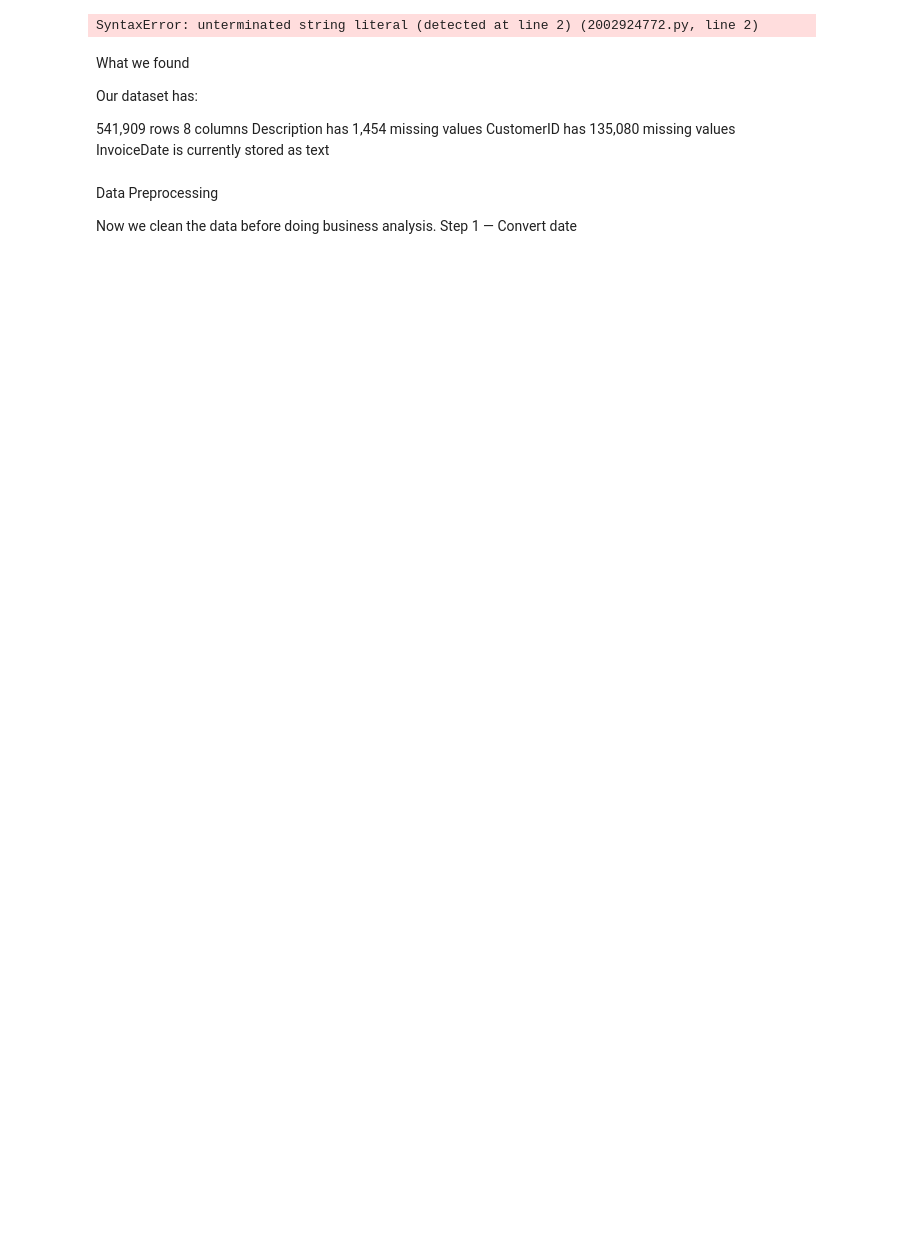
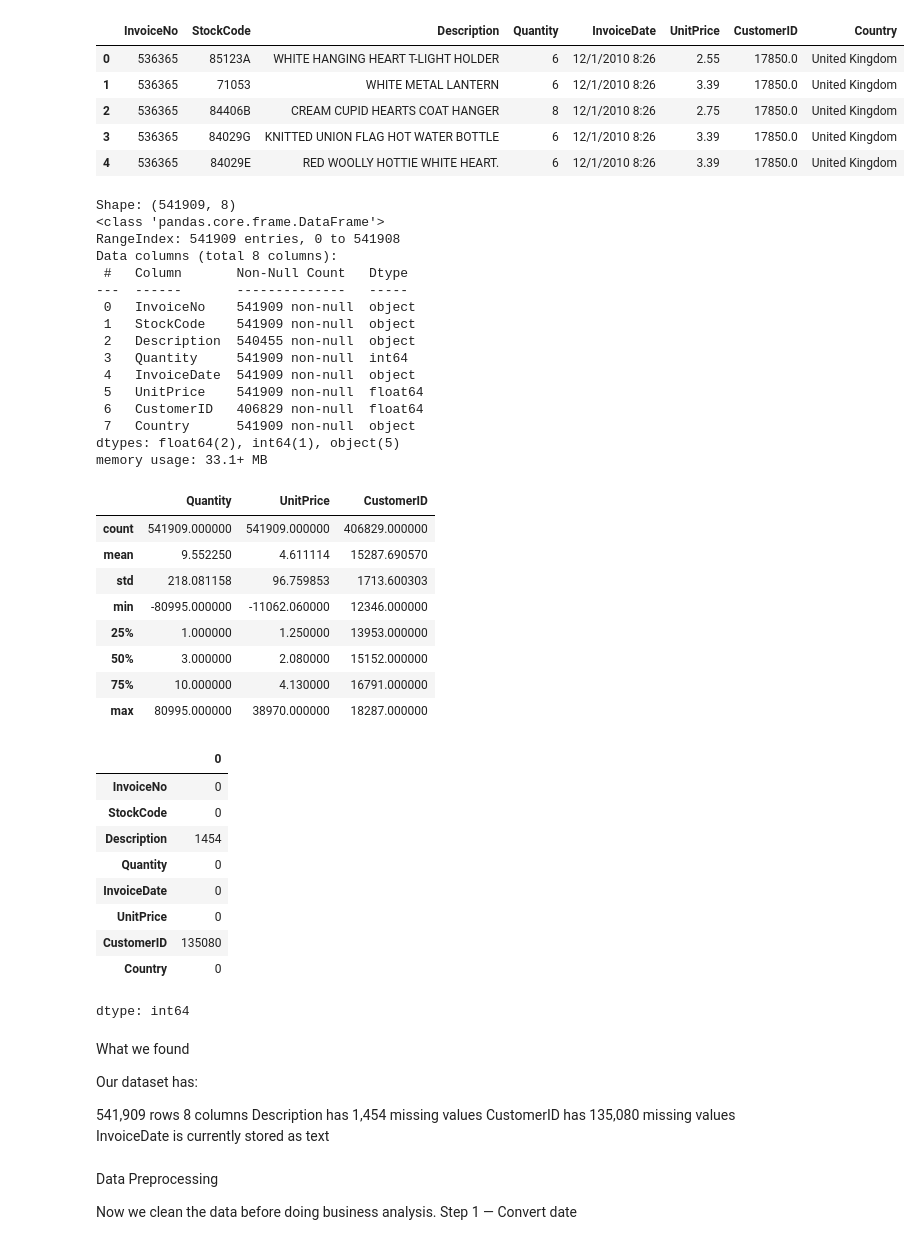
Before and after one commit to abhilearn9/Machine-Learning-Model, a Jupyter notebook: Unsupervised Learning/datasegmenting.ipynb, the cells around one changed output. Saved outputs shown, nothing was run; the diff lists cells and outputs as text; code cells hidden in the pictures; blank space fills up the shorter version.

Commit message:
Upload Machine Learning projects

```diff
--- a/Unsupervised Learning/datasegmenting.ipynb
+++ b/Unsupervised Learning/datasegmenting.ipynb
@@ -17,26 +17,66 @@ from sklearn.cluster import KMeans
 # Evaluation
 from sklearn.metrics import silhouette_score
 # %%
-
+#changes
 # Load the data
-df = pd.read_csv("/content/drive/MyDrive/MachineLearningModels/Unsupervised Learning/data.csv", encoding='latin1')")
+df = pd.read_csv("/content/drive/MyDrive/MachineLearningModels/Unsupervised Learning/data.csv", encoding='latin1')
 
 # First 5 rows
 display(df.head())
 
 # Number of rows and columns
 print("Shape:", df.shape)
 
 # Column information
 df.info()
 
 # Statistical summary
 display(df.describe())
 
 # Missing values
 display(df.isnull().sum())
 # %% [output]
+|  | InvoiceNo | StockCode | Description | Quantity | InvoiceDate | UnitPrice | CustomerID | Country |
+| 0 | 536365 | 85123A | WHITE HANGING HEART T-LIGHT HOLDER | 6 | 12/1/2010 8:26 | 2.55 | 17850.0 | United Kingdom |
+| 1 | 536365 | 71053 | WHITE METAL LANTERN | 6 | 12/1/2010 8:26 | 3.39 | 17850.0 | United Kingdom |
+| 2 | 536365 | 84406B | CREAM CUPID HEARTS COAT HANGER | 8 | 12/1/2010 8:26 | 2.75 | 17850.0 | United Kingdom |
+| 3 | 536365 | 84029G | KNITTED UNION FLAG HOT WATER BOTTLE | 6 | 12/1/2010 8:26 | 3.39 | 17850.0 | United Kingdom |
+| 4 | 536365 | 84029E | RED WOOLLY HOTTIE WHITE HEART. | 6 | 12/1/2010 8:26 | 3.39 | 17850.0 | United Kingdom |
-SyntaxError: unterminated string literal (detected at line 2) (2002924772.py, line 2)
+Shape: (541909, 8)
+<class 'pandas.core.frame.DataFrame'>
+RangeIndex: 541909 entries, 0 to 541908
+Data columns (total 8 columns):
+ #   Column       Non-Null Count   Dtype
+---  ------       --------------   -----
+ 0   InvoiceNo    541909 non-null  object
+ 1   StockCode    541909 non-null  object
+ 2   Description  540455 non-null  object
+ 3   Quantity     541909 non-null  int64
+ 4   InvoiceDate  541909 non-null  object
+ 5   UnitPrice    541909 non-null  float64
+ 6   CustomerID   406829 non-null  float64
+ 7   Country      541909 non-null  object
+dtypes: float64(2), int64(1), object(5)
+memory usage: 33.1+ MB
+|  | Quantity | UnitPrice | CustomerID |
+| count | 541909.000000 | 541909.000000 | 406829.000000 |
+| mean | 9.552250 | 4.611114 | 15287.690570 |
+| std | 218.081158 | 96.759853 | 1713.600303 |
+| min | -80995.000000 | -11062.060000 | 12346.000000 |
+| 25% | 1.000000 | 1.250000 | 13953.000000 |
+| 50% | 3.000000 | 2.080000 | 15152.000000 |
+| 75% | 10.000000 | 4.130000 | 16791.000000 |
+| max | 80995.000000 | 38970.000000 | 18287.000000 |
+|  | 0 |
+| InvoiceNo | 0 |
+| StockCode | 0 |
+| Description | 1454 |
+| Quantity | 0 |
+| InvoiceDate | 0 |
+| UnitPrice | 0 |
+| CustomerID | 135080 |
+| Country | 0 |
+dtype: int64
 # %% [markdown]
 What we found
 
```
Also changed, not shown: parts of 7 cells of this notebook.
